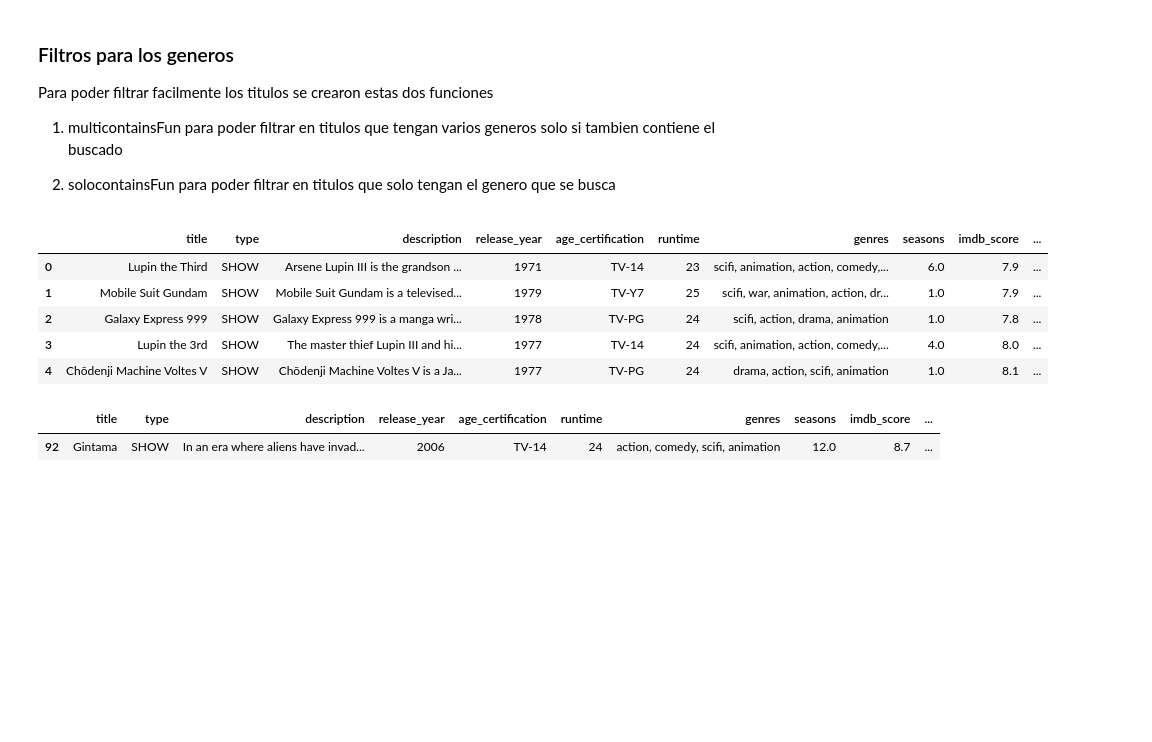
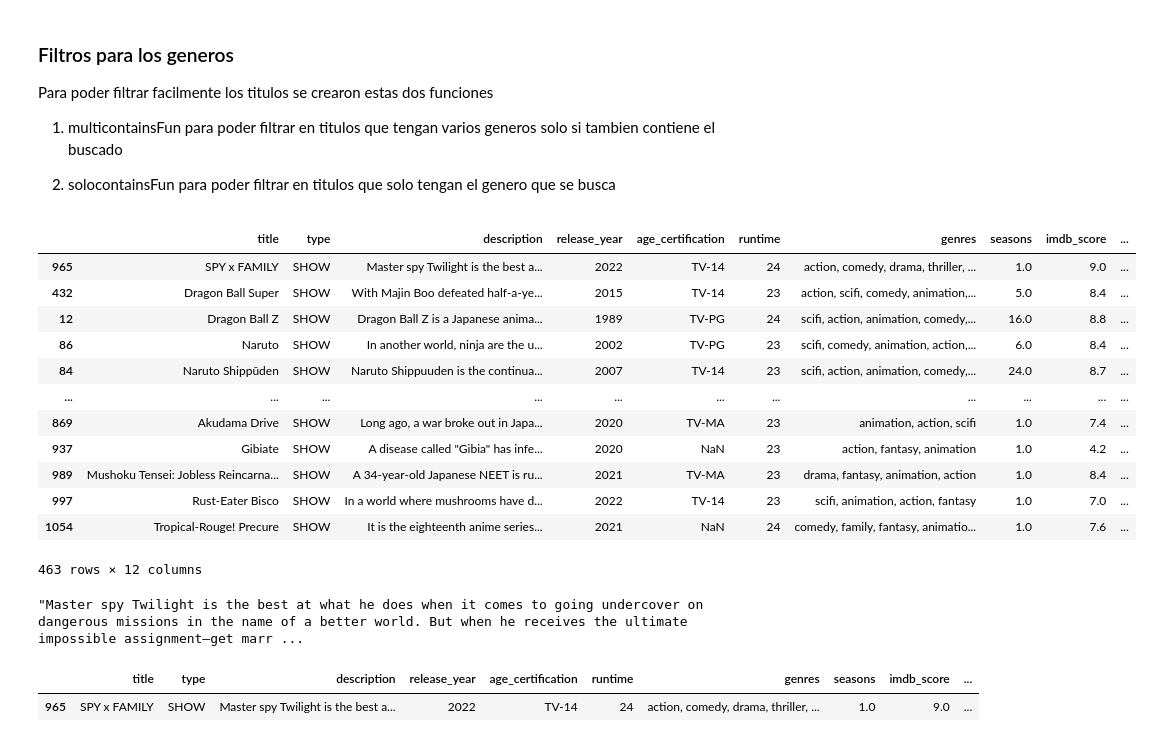
Before and after one commit to Eva02Daruma/presentacion-de-IA, a Jupyter notebook: main.ipynb, the cells around one changed output. Saved outputs shown, nothing was run; the diff lists cells and outputs as text; code cells hidden in the pictures; blank space fills up the shorter version.

```diff
--- a/main.ipynb
+++ b/main.ipynb
@@ -63,6 +63,7 @@ primero vamos a definir que variables importan para este trabajo
 # %%
 titulos = titulos[['title','type','description','release_year','age_certification','runtime','genres','seasons','imdb_score','imdb_votes','tmdb_popularity','tmdb_score']]
 titulos['genres'] = titulos['genres'].str.replace('[','',regex=True).replace(']','',regex=True).replace("'",'',regex=True)
+titulos['title'] = titulos['title'].str.capitalize()
 titulos.head()
 # %% [output]
 |  | title | type | description | release_year | age_certification | runtime | genres | seasons | imdb_score | ... |
@@ -157,17 +164,29 @@ def solocontainsFun(tipoStr = "" , data = pd.DataFrame , column = 'genres'):
 # %%
-multicontainsFun(tipoStr='scifi',data=titulos , column='genres').head()
+multicontainsFun(tipoStr='action',data=titulos , column='genres').sort_values(by="tmdb_popularity" ,ascending = False)
 # %% [output]
 |  | title | type | description | release_year | age_certification | runtime | genres | seasons | imdb_score | ... |
-| 0 | Lupin the Third | SHOW | Arsene Lupin III is the grandson ... | 1971 | TV-14 | 23 | scifi, animation, action, comedy,... | 6.0 | 7.9 | ... |
-| 1 | Mobile Suit Gundam | SHOW | Mobile Suit Gundam is a televised... | 1979 | TV-Y7 | 25 | scifi, war, animation, action, dr... | 1.0 | 7.9 | ... |
-| 2 | Galaxy Express 999 | SHOW | Galaxy Express 999 is a manga wri... | 1978 | TV-PG | 24 | scifi, action, drama, animation | 1.0 | 7.8 | ... |
-| 3 | Lupin the 3rd | SHOW | The master thief Lupin III and hi... | 1977 | TV-14 | 24 | scifi, animation, action, comedy,... | 4.0 | 8.0 | ... |
-| 4 | Chōdenji Machine Voltes V | SHOW | Chōdenji Machine Voltes V is a Ja... | 1977 | TV-PG | 24 | drama, action, scifi, animation | 1.0 | 8.1 | ... |
+| 965 | SPY x FAMILY | SHOW | Master spy Twilight is the best a... | 2022 | TV-14 | 24 | action, comedy, drama, thriller, ... | 1.0 | 9.0 | ... |
+| 432 | Dragon Ball Super | SHOW | With Majin Boo defeated half-a-ye... | 2015 | TV-14 | 23 | action, scifi, comedy, animation,... | 5.0 | 8.4 | ... |
+| 12 | Dragon Ball Z | SHOW | Dragon Ball Z is a Japanese anima... | 1989 | TV-PG | 24 | scifi, action, animation, comedy,... | 16.0 | 8.8 | ... |
+| 86 | Naruto | SHOW | In another world, ninja are the u... | 2002 | TV-PG | 23 | scifi, comedy, animation, action,... | 6.0 | 8.4 | ... |
+| 84 | Naruto Shippūden | SHOW | Naruto Shippuuden is the continua... | 2007 | TV-14 | 23 | scifi, action, animation, comedy,... | 24.0 | 8.7 | ... |
+| ... | ... | ... | ... | ... | ... | ... | ... | ... | ... | ... |
+| 869 | Akudama Drive | SHOW | Long ago, a war broke out in Japa... | 2020 | TV-MA | 23 | animation, action, scifi | 1.0 | 7.4 | ... |
+| 937 | Gibiate | SHOW | A disease called "Gibia" has infe... | 2020 | NaN | 23 | action, fantasy, animation | 1.0 | 4.2 | ... |
+| 989 | Mushoku Tensei: Jobless Reincarna... | SHOW | A 34-year-old Japanese NEET is ru... | 2021 | TV-MA | 23 | drama, fantasy, animation, action | 1.0 | 8.4 | ... |
+| 997 | Rust-Eater Bisco | SHOW | In a world where mushrooms have d... | 2022 | TV-14 | 23 | scifi, animation, action, fantasy | 1.0 | 7.0 | ... |
+| 1054 | Tropical-Rouge! Precure | SHOW | It is the eighteenth anime series... | 2021 | NaN | 24 | comedy, family, fantasy, animatio... | 1.0 | 7.6 | ... |
+463 rows × 12 columns
+# %%
+
+buscarTitulo(titulo='Spy').iloc[0,2]
+# %% [output]
+"Master spy Twilight is the best at what he does when it comes to going undercover on dangerous missions in the name of a better world. But when he receives the ultimate impossible assignment—get marr ...
 # %%
-titulos[titulos['title'].str.contains('Gintama')]
+titulos[titulos['title'].str.contains('SPY')]
 # %% [output]
 |  | title | type | description | release_year | age_certification | runtime | genres | seasons | imdb_score | ... |
-| 92 | Gintama | SHOW | In an era where aliens have invad... | 2006 | TV-14 | 24 | action, comedy, scifi, animation | 12.0 | 8.7 | ... |
+| 965 | SPY x FAMILY | SHOW | Master spy Twilight is the best a... | 2022 | TV-14 | 24 | action, comedy, drama, thriller, ... | 1.0 | 9.0 | ... |
 # %% [markdown]
 ### Requerimientos para poder lograr el objetivo
 
```
Also changed, not shown: parts of 5 cells of this notebook, 1 other file.
